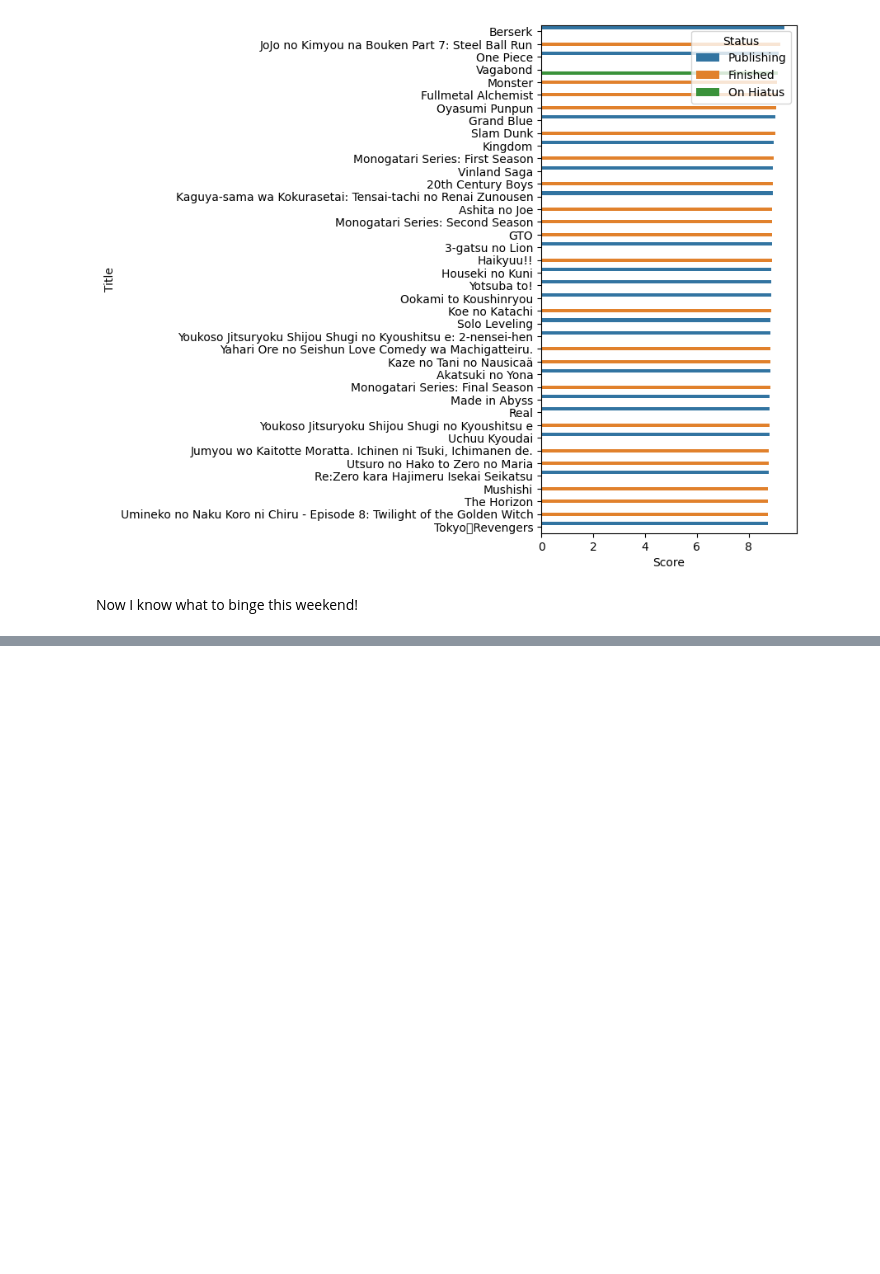
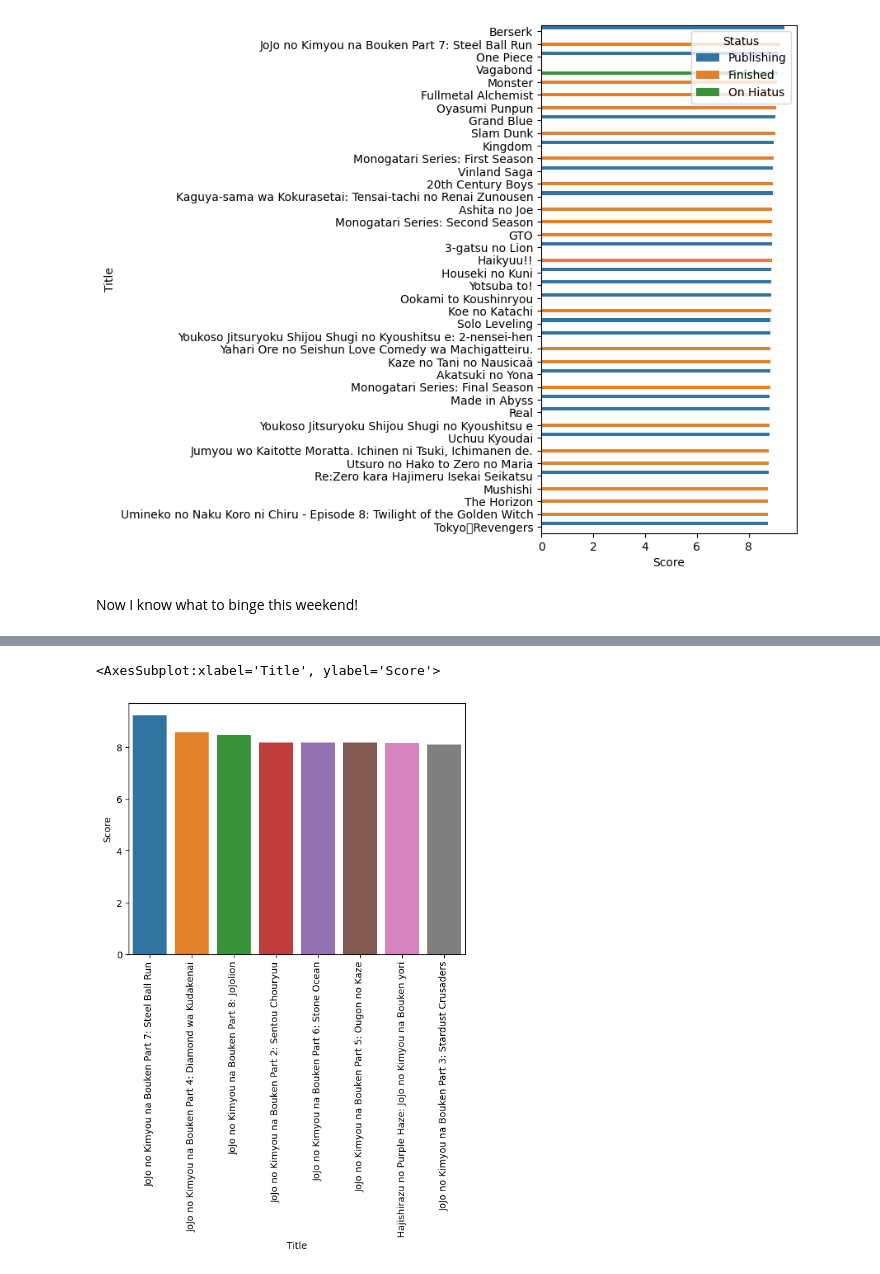
Before and after one commit to Ishgar14/DataAnalysisProjects, a Jupyter notebook: best-mangas/main.ipynb, the cells around one changed output, grey strips where cells are left out. Cells and saved outputs as stored; diff of their text form; code cells hidden in the pictures; blank space fills up the shorter version.

Commit message:
jojo analysis

```diff
--- a/best-mangas/main.ipynb
+++ b/best-mangas/main.ipynb
@@ -97,0 +100,9 @@ Now I know what to binge this weekend!
+# %%
+def contains(column, substring):
+    data = []
+    for manga in df[column]:
+        data.append(substring in manga)
+    return np.array(data, dtype='bool')
+# %%
+jojo_df = df[contains('Title', 'JoJo')]
+jojo_df
@@ -97,0 +119,6 @@ Now I know what to binge this weekend!
+# %%
+plot.xticks(rotation=90)
+sb.barplot(data=jojo_df, y='Score', x='Title')
+# %% [output]
+<AxesSubplot:xlabel='Title', ylabel='Score'>
+[figure, added]
```
Also changed, not shown: parts of 2 cells of this notebook.
